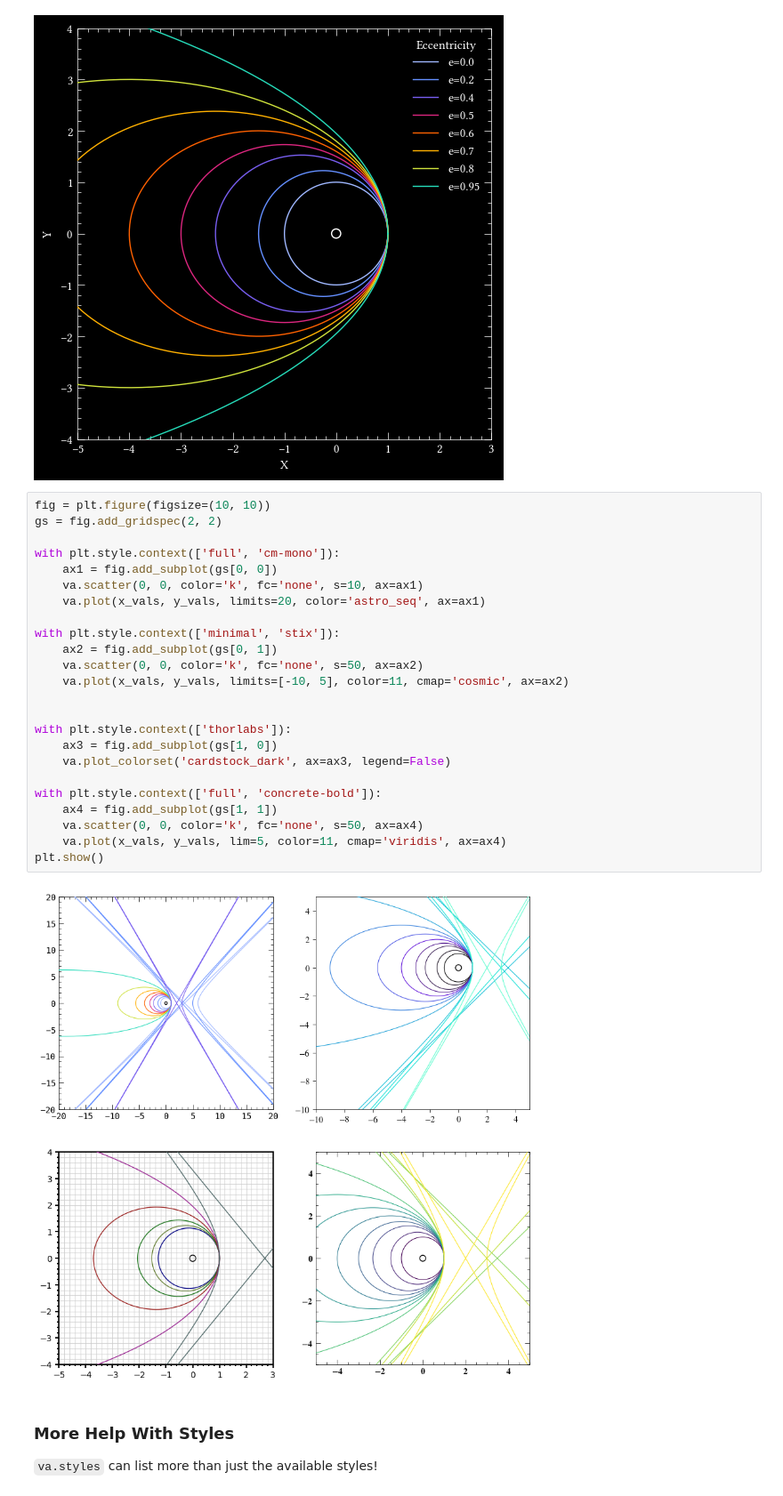
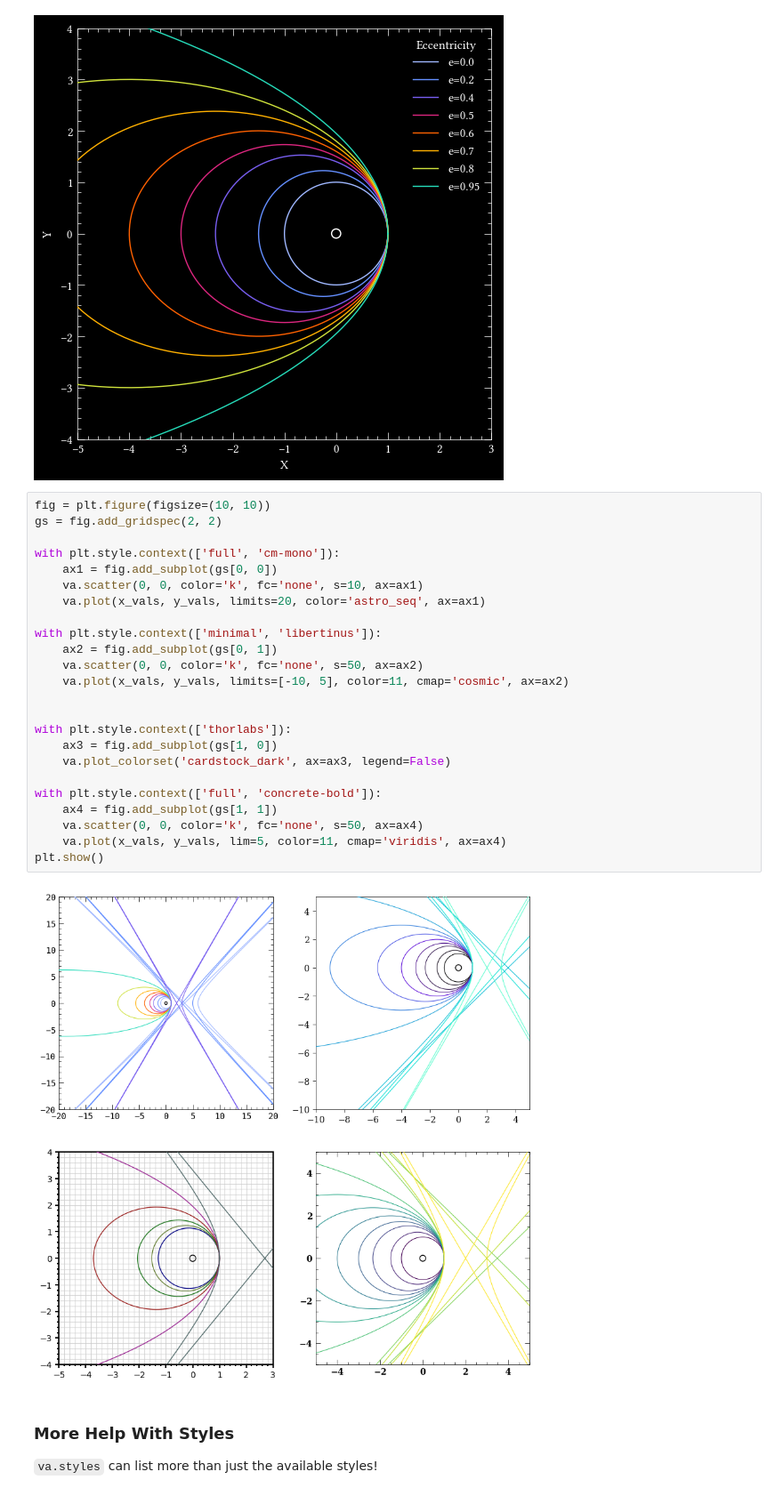
Before and after one commit to elkogerville/VisualAstro, a Jupyter notebook: examples/style_guide.ipynb, the cells around one changed output. Shown at 89% size. Saved outputs shown, nothing was run; the diff lists cells and outputs as text.

Commit message:
update styleguide

```diff
--- a/examples/style_guide.ipynb
+++ b/examples/style_guide.ipynb
@@ -137,29 +137,29 @@ with plt.style.context(['full', 'dark_background', 'libertinus']):
 # %%
 fig = plt.figure(figsize=(10, 10))
 gs = fig.add_gridspec(2, 2)
 
 with plt.style.context(['full', 'cm-mono']):
     ax1 = fig.add_subplot(gs[0, 0])
     va.scatter(0, 0, color='k', fc='none', s=10, ax=ax1)
     va.plot(x_vals, y_vals, limits=20, color='astro_seq', ax=ax1)
 
-with plt.style.context(['minimal', 'stix']):
+with plt.style.context(['minimal', 'libertinus']):
     ax2 = fig.add_subplot(gs[0, 1])
     va.scatter(0, 0, color='k', fc='none', s=50, ax=ax2)
     va.plot(x_vals, y_vals, limits=[-10, 5], color=11, cmap='cosmic', ax=ax2)
 
 
 with plt.style.context(['thorlabs']):
     ax3 = fig.add_subplot(gs[1, 0])
     va.plot_colorset('cardstock_dark', ax=ax3, legend=False)
 
 with plt.style.context(['full', 'concrete-bold']):
     ax4 = fig.add_subplot(gs[1, 1])
     va.scatter(0, 0, color='k', fc='none', s=50, ax=ax4)
     va.plot(x_vals, y_vals, lim=5, color=11, cmap='viridis', ax=ax4)
 plt.show()
 # %% [output]
-[figure, old version]
+[figure, new version]
 # %% [markdown]
 ### More Help With Styles
 
```
